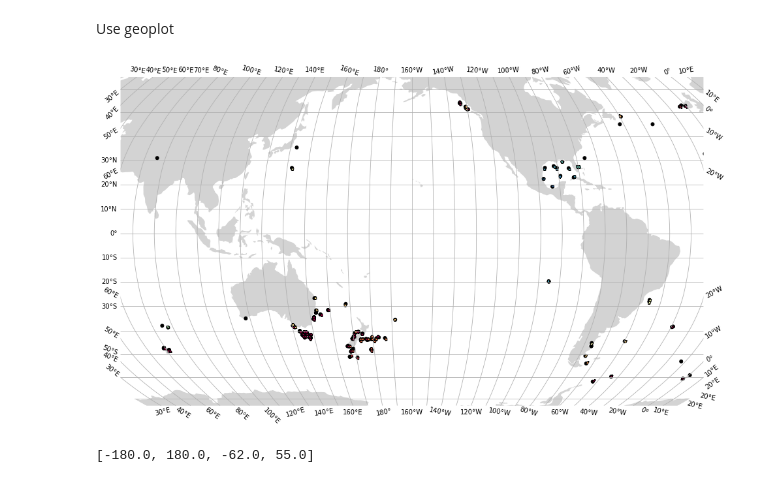
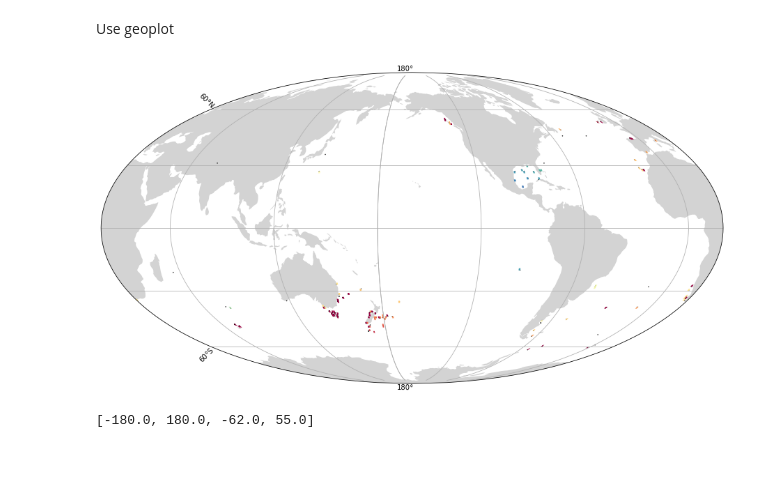
Before and after one commit to MathewBiddle/bio_ice, a Jupyter notebook: Create_species_map_from_OBIS_API.ipynb, the cells around one changed output. Drawn from its saved outputs; the diff is of its cells as text; code cells hidden in the pictures.

Commit message:
commenting out text labels

```diff
--- a/Create_species_map_from_OBIS_API.ipynb
+++ b/Create_species_map_from_OBIS_API.ipynb
@@ -197,10 +197,12 @@ import matplotlib.pyplot as plt
 import matplotlib as mpl
 from mpl_toolkits.axes_grid1 import make_axes_locatable
 import matplotlib.ticker as mticker
+from cartopy.mpl.gridliner import LONGITUDE_FORMATTER, LATITUDE_FORMATTER
+
 
 norm = mpl.colors.Normalize(vmin=0, vmax=0.000142)
 
-projection=gcrs.Robinson(central_longitude=-160)
+projection=gcrs.Mollweide(central_longitude=-160)
 
 world = gpd.read_file(gpd.datasets.get_path('naturalearth_lowres'))
 world = world.dissolve()
@@ -227,41 +229,47 @@ ax = geoplot.polyplot(
 
 
 
 geoplot.choropleth(cell,
                    hue='density (#/km2)',
-                   edgecolor='black',
+                   #edgecolor='black',
                    projection=projection,
                    ax=ax,
                    cmap='Spectral_r',
 #                    legend=True,
 #                    legend_kwargs={'orientation': 'horizontal',
 #                                   #'cax':cax,
 #                                   'label':"occurrence (count)",
 #                                  },
                    norm=norm,
                   )
 
 
+geoplot.pointplot(gdf, ax=ax, projection=projection, color='black', s=.5)
 
+# import cartopy.crs as ccrs
 
+# gl = ax.gridlines(draw_labels={"bottom": "x", "left": "y"}, crs=ccrs.PlateCarree())
+# gl.ylocator = mticker.FixedLocator(range(-90,91,30)) #-75, -50, -25, 0, 25, 50, 75, 90])
+# gl.xlocator = mticker.FixedLocator(range(-180,181,30)) #-75, -50, -25, 0, 25, 50, 75, 90])
+# gl.top_labels = False
+# gl.bottom_labels = True
+# gl.left_labels = False
+# gl.right_labels = True
+# gl.xformatter = LONGITUDE_FORMATTER
+# gl.yformatter = LATITUDE_FORMATTER
 
+ax.gridlines(draw_labels=True, dms=True, x_inline=False, y_inline=False)
 
 
 ax.outline_patch.set_visible(True)
 ax.set_global();
 
-gl = ax.gridlines(draw_labels=True)
-gl.ylocator = mticker.FixedLocator(range(-90,90,10)) #-75, -50, -25, 0, 25, 50, 75, 90])
-gl.xlocator = mticker.FixedLocator(range(-180,180,10)) #-75, -50, -25, 0, 25, 50, 75, 90])
-
-geoplot.pointplot(gdf, ax=ax, projection=projection, color='black', s=5)
-
 order = [0,2,1,3]
 extent = [cell.total_bounds[i] for i in order]
 
 #ax.set_extent(extent)
 # %% [output]
-[figure, old version]
+[figure, new version]
 # %%
 extent
 # %% [output]
```
Also changed, not shown: 1 other file.
